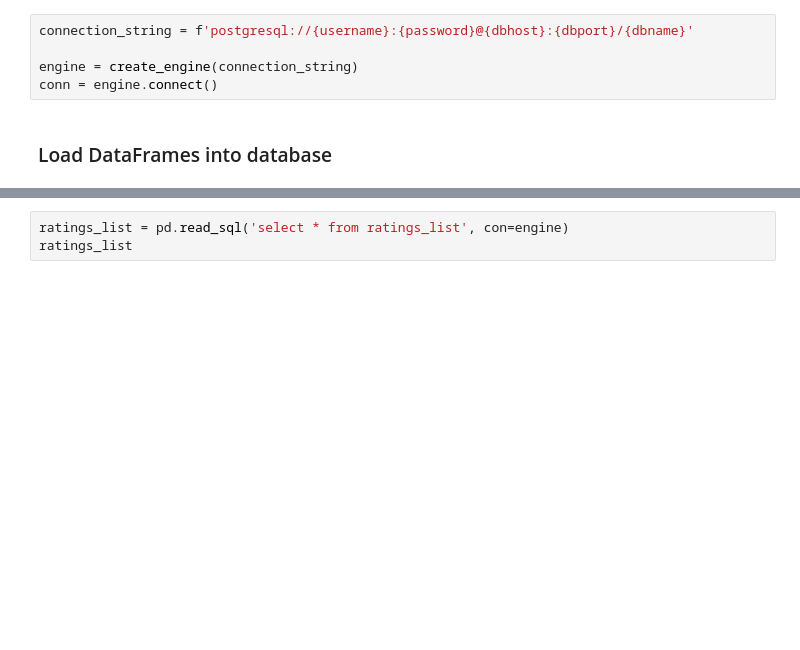
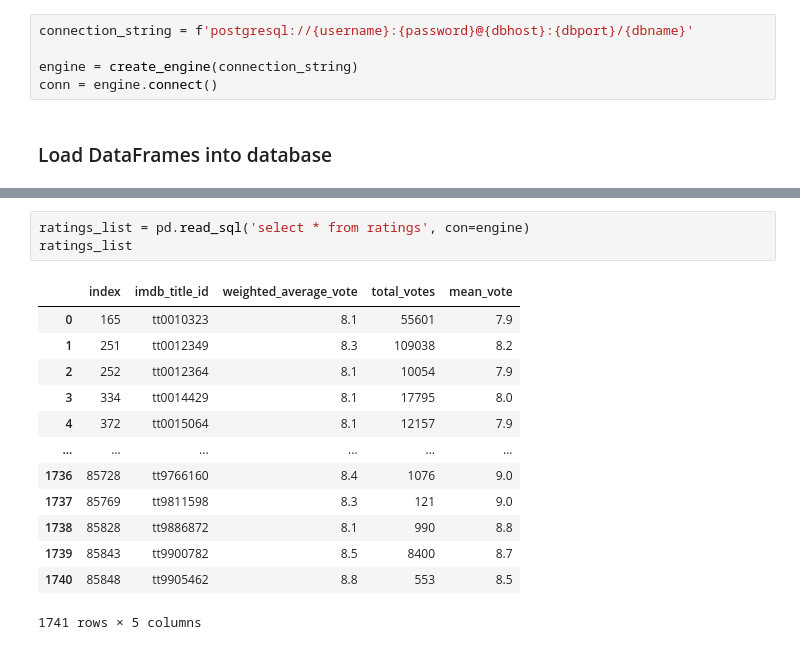
Before and after one commit to ic17rey/ETL-Project-Group-A, a Jupyter notebook: movies_2_etl.ipynb, the cells around one changed output, grey strips where cells are left out. Saved outputs shown, nothing was run; the diff lists cells and outputs as text; blank space fills up the shorter version.

```diff
--- a/movies_2_etl.ipynb
+++ b/movies_2_etl.ipynb
@@ -215,3 +226,17 @@ movies_list
 # %%
-ratings_list = pd.read_sql('select * from ratings_list', con=engine)
+ratings_list = pd.read_sql('select * from ratings', con=engine)
 ratings_list
+# %% [output]
+|  | index | imdb_title_id | weighted_average_vote | total_votes | mean_vote |
+| 0 | 165 | tt0010323 | 8.1 | 55601 | 7.9 |
+| 1 | 251 | tt0012349 | 8.3 | 109038 | 8.2 |
+| 2 | 252 | tt0012364 | 8.1 | 10054 | 7.9 |
+| 3 | 334 | tt0014429 | 8.1 | 17795 | 8.0 |
+| 4 | 372 | tt0015064 | 8.1 | 12157 | 7.9 |
+| ... | ... | ... | ... | ... | ... |
+| 1736 | 85728 | tt9766160 | 8.4 | 1076 | 9.0 |
+| 1737 | 85769 | tt9811598 | 8.3 | 121 | 9.0 |
+| 1738 | 85828 | tt9886872 | 8.1 | 990 | 8.8 |
+| 1739 | 85843 | tt9900782 | 8.5 | 8400 | 8.7 |
+| 1740 | 85848 | tt9905462 | 8.8 | 553 | 8.5 |
+1741 rows × 5 columns
```
Also changed, not shown: parts of 4 cells of this notebook, 2 other files.
